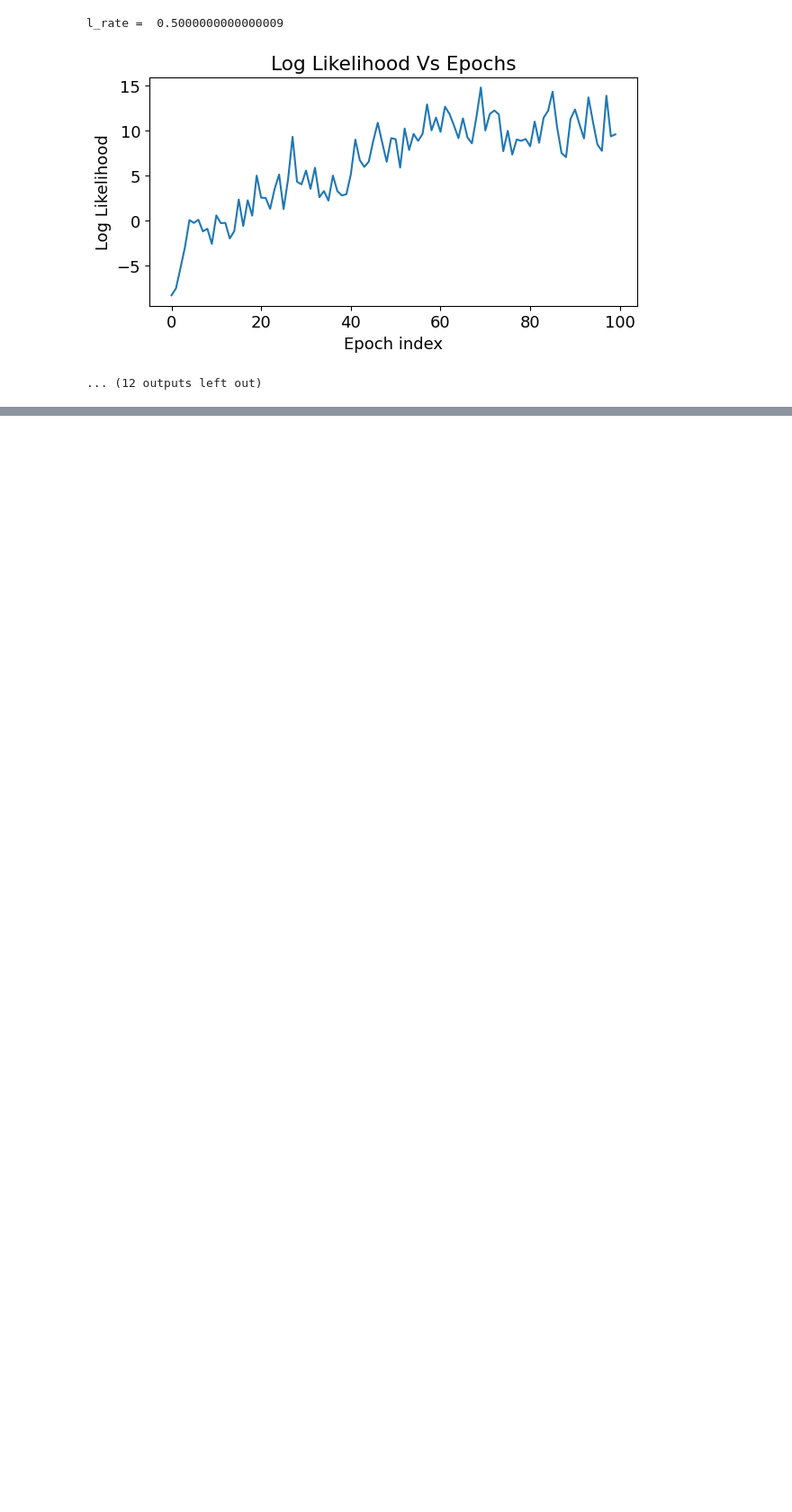
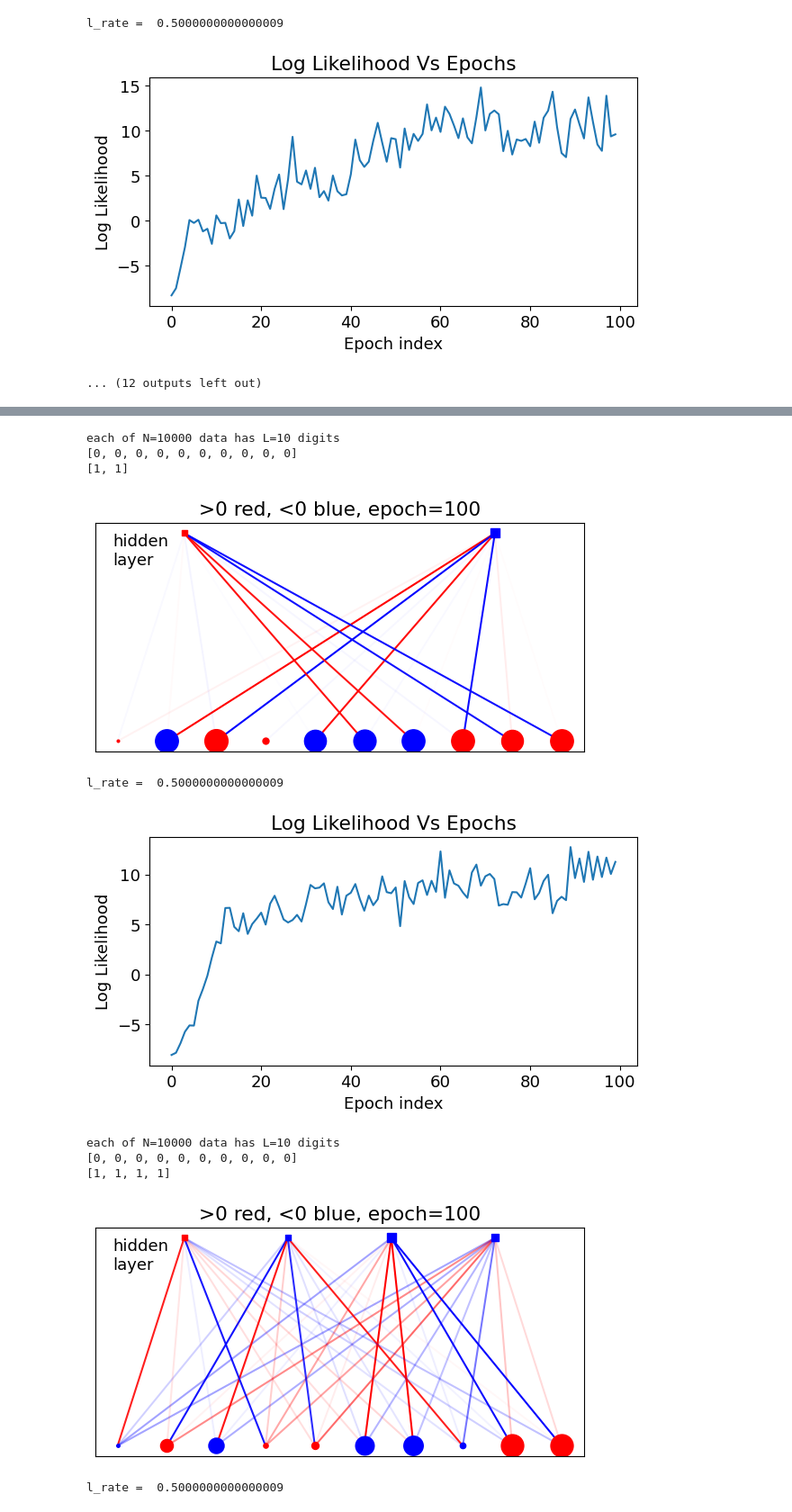
Before and after one commit to pietromalagoli/LCPB, a Jupyter notebook: Assignments/Ex4/group2404_exercise4.ipynb, the cells around one changed output, grey strips where cells are left out. Shown at 90% size. Cells and saved outputs as stored; diff of their text form; code cells hidden in the pictures; blank space fills up the shorter version.

```diff
--- a/Assignments/Ex4/group2404_exercise4.ipynb
+++ b/Assignments/Ex4/group2404_exercise4.ipynb
@@ -412,0 +448,25 @@ l_rate =  0.5000000000000009
+# %%
+# Initialize RBM models with different M values
+model_M2 = RBM(M=2, filename='/x_RBM_2024_exercise.dat', show_info=False)
+model_M2.reset_params(show_info=False)
+model_M2.train(cd_steps=1)
+
+model_M4 = RBM(M=4, filename='/x_RBM_2024_exercise.dat', show_info=False)
+model_M4.reset_params(show_info=False)
+model_M4.train(cd_steps=1)
+
+model_M6 = RBM(M=6, filename='/x_RBM_2024_exercise.dat', show_info=False)
+model_M6.reset_params(show_info=False)
+model_M6.train(cd_steps=1)
+# %% [output]
+each of N=10000 data has L=10 digits
+[0, 0, 0, 0, 0, 0, 0, 0, 0, 0]
+[1, 1]
+[figure, added]
+l_rate =  0.5000000000000009
+[figure, added]
+each of N=10000 data has L=10 digits
+[0, 0, 0, 0, 0, 0, 0, 0, 0, 0]
+[1, 1, 1, 1]
+[figure, added]
+l_rate =  0.5000000000000009
```
Also changed, not shown: parts of 5 cells of this notebook.
